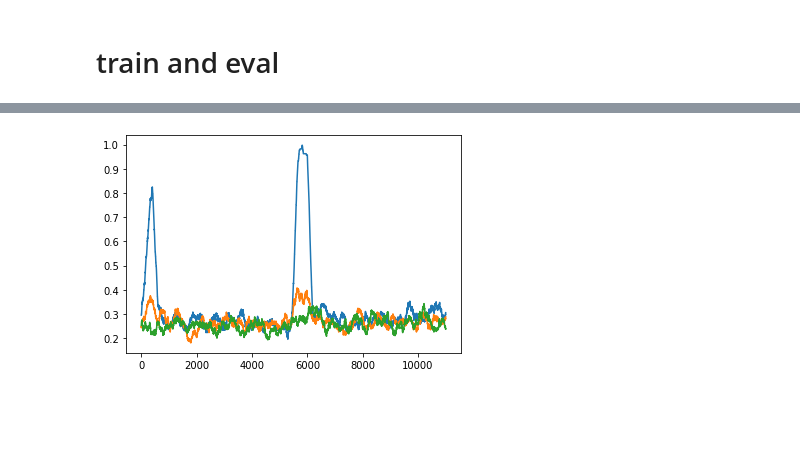
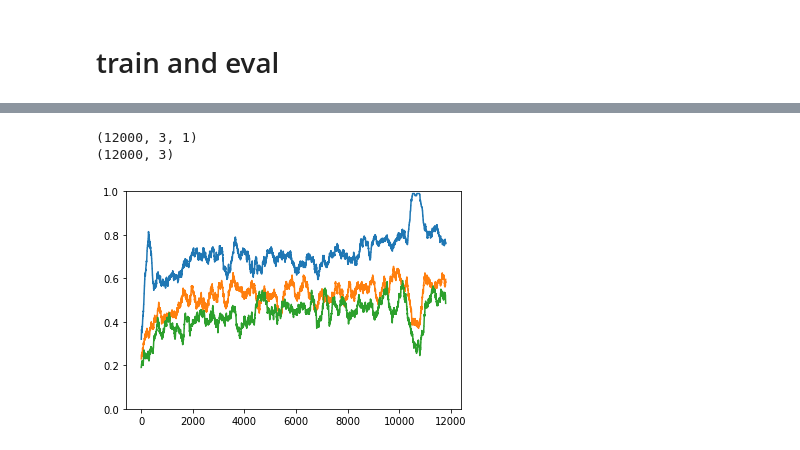
Before and after one commit to andrebeu/PM, a Jupyter notebook: amtask-barcode.ipynb, the cells around one changed output, grey strips where cells are left out. Cells and saved outputs as stored; diff of their text form; code cells hidden in the pictures; blank space fills up the shorter version.

Commit message:
sweep barcode

```diff
--- a/amtask-barcode.ipynb
+++ b/amtask-barcode.ipynb
@@ -121,6 +146,7 @@ def plt_trial_acc(ax,evsc,plt_subs=True):
         ax.plot(sacc[em],c=cL[em],lw=.1)
   return None
 # %%
+''' group plots comparing eval w/ vs w/o EM'''
 f=1
 nnets = 20
 for st in stsizeL:
@@ -131,12 +157,13 @@ for st in stsizeL:
   plt.suptitle('stsize=%i'%st)
   for idx,(inst,stim) in enumerate(itertools.product(stimdimL,instdimL)):
     ax = axarr[idx]
+    ax.grid(axis='y')
     ax.set_ylim(0.2,0.7)
     title = 'instdim_%i-stimdim_%i'%(inst,stim)
     ax.set_title(title)
     ## load group data
-    evsc = load_evsc_group(st,inst,stim,nnets,load_data_fn=load_evsc)
+    evsc = load_evsc_group(st,inst,stim,nnets,load_data_fn=load_evsc2)
     ## plot
     plt_trial_acc(ax,evsc)
-  plt.savefig('figures/amtask-barcodes/evacc/'+'sweep1_pretrain-stsize_%i'%st)
+  plt.savefig('figures/amtask-barcodes/evacc/'+'sweep2_pretrain-stsize_%i'%st)
 # %% [output]
@@ -149,11 +226,11 @@ evsc = load_evsc_group(st,inst,stim,nnets,load_data_fn=load_evsc2)
 # %% [markdown]
 # train and eval
 # %%
-wmsize=4
 emsetting=1
-seed=5
-instdim=12
-stimdim=10
+wmsize=5
+instdim=10
+stimdim=12
+seed=0
 
 net = NetBarCode(wmsize=wmsize,
                  emsetting=emsetting,
@@ -170,12 +247,12 @@ task = TaskArbitraryMaps(nmaps,
                          stimdim=stimdim)
 # %%
 trscL = []
-nblocks = 4
 emkL = ['stim','conj','stim','conj']
-nepsL = [600,10000,600,10000,]
-ntrL = [1,2]
-for idx in range(nblocks):
+nepsL = [500,10000,500,1000]
+
+for idx in range(len(nepsL)):
+
   net.emk=emkL[idx]
-  trsc = run_net(net,task,nepsL[idx],2,1,training=True)
+  trsc = run_net(net,task,nepsL[idx],3,1,training=True,verb=True)
   trscL.append(trsc[:,:,nmaps:])
 trsc = np.concatenate(trscL)
@@ -182,5 +280,13 @@ trsc = np.concatenate(trscL)
+# %%
+print(trsc.shape)
+tracc = trsc.mean((2))
+print(tracc.shape)
+# %% [output]
+(12000, 3, 1)
+(12000, 3)
 # %%
+plt.ylim(0,1)
 for acc in tracc.T:
   plt.plot(mov_avg(acc,200))
 # %% [output]
-[figure, old version]
+[figure, new version]
```
Also changed, not shown: parts of 17 cells of this notebook, 56 other files.
